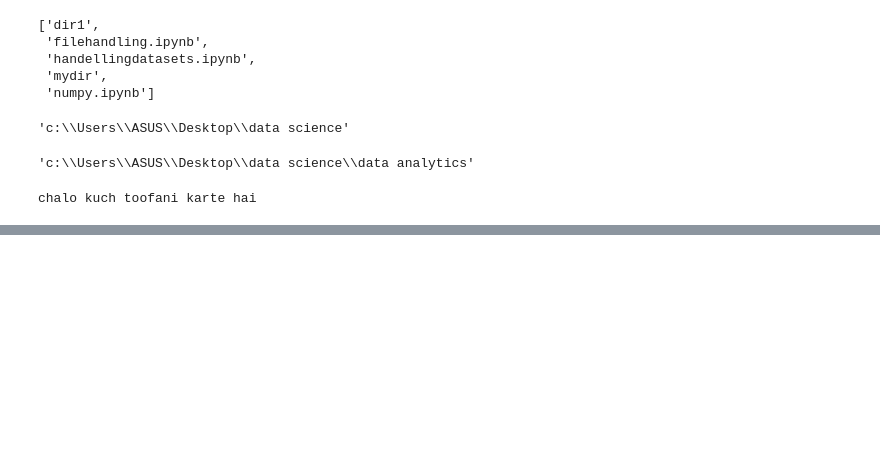
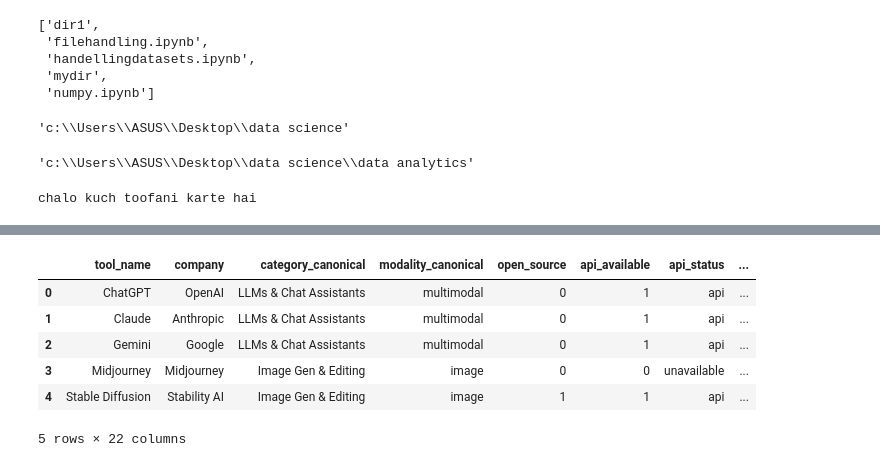
Before and after one commit to harshitlko2020-glitch/pyhton-basics, a Jupyter notebook: data analytics/filehandling.ipynb, the cells around one changed output, grey strips where cells are left out. Cells and saved outputs as stored; diff of their text form; code cells hidden in the pictures; blank space fills up the shorter version.

```diff
--- a/data analytics/filehandling.ipynb
+++ b/data analytics/filehandling.ipynb
@@ -53,0 +83,10 @@ chalo kuch toofani karte hai
+# %%
+df.head()
+# %% [output]
+|  | tool_name | company | category_canonical | modality_canonical | open_source | api_available | api_status | ... |
+| 0 | ChatGPT | OpenAI | LLMs & Chat Assistants | multimodal | 0 | 1 | api | ... |
+| 1 | Claude | Anthropic | LLMs & Chat Assistants | multimodal | 0 | 1 | api | ... |
+| 2 | Gemini | Google | LLMs & Chat Assistants | multimodal | 0 | 1 | api | ... |
+| 3 | Midjourney | Midjourney | Image Gen & Editing | image | 0 | 0 | unavailable | ... |
+| 4 | Stable Diffusion | Stability AI | Image Gen & Editing | image | 1 | 1 | api | ... |
+5 rows × 22 columns
```
Also changed, not shown: parts of 9 cells of this notebook, 7 other files.
